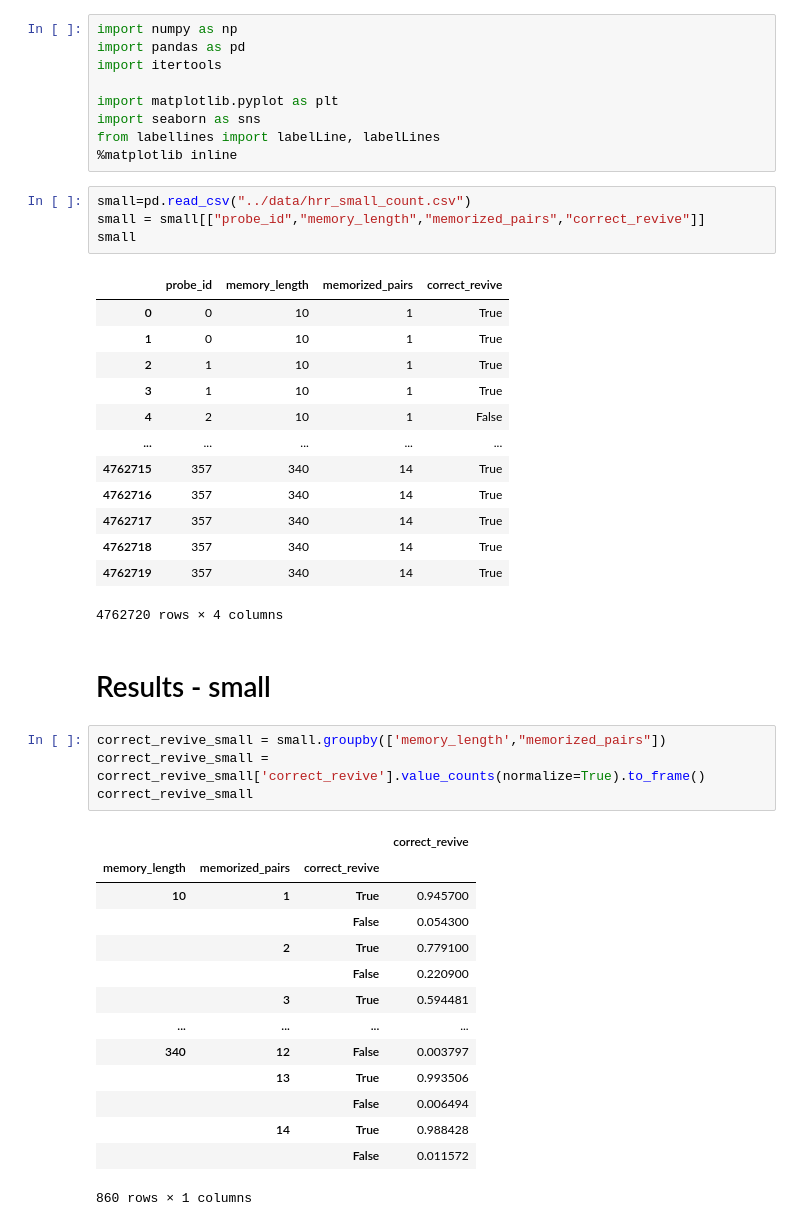
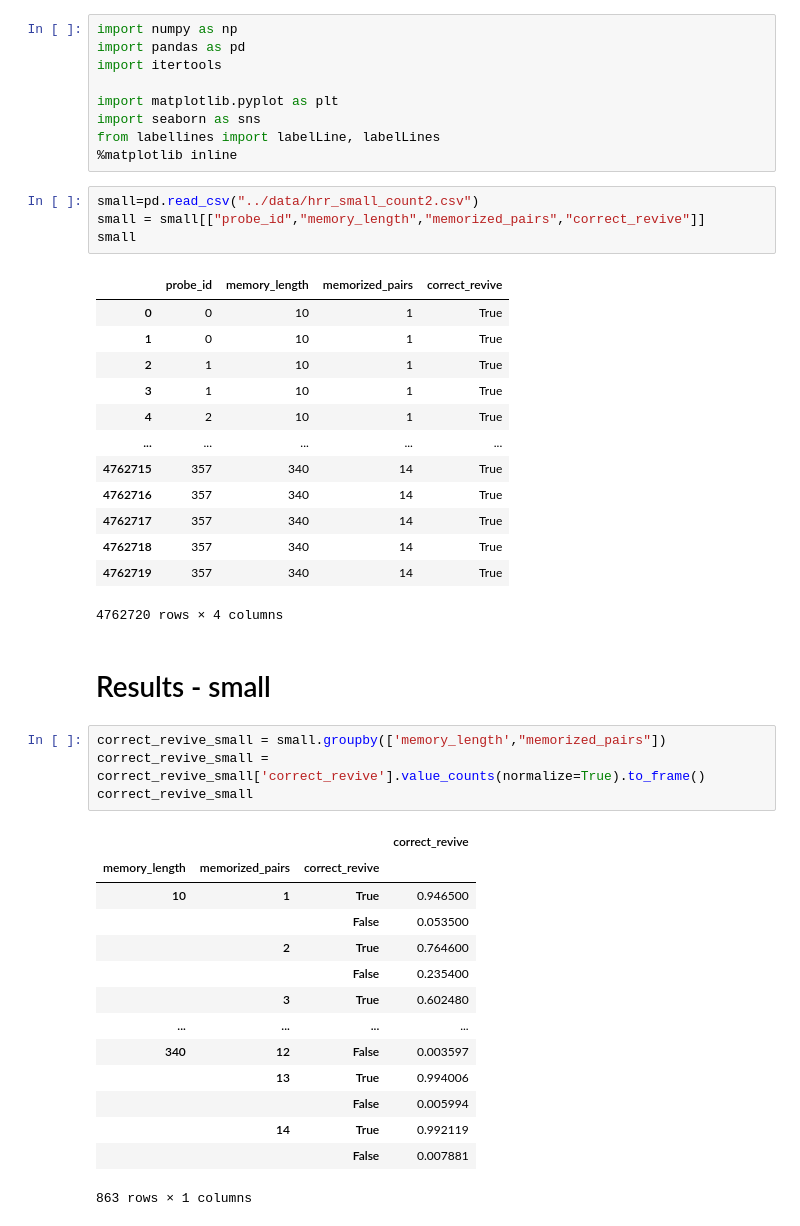
Before and after one commit to PatrykLisik/random_stuff_and_notes, a Jupyter notebook: holographic_reduced_representation/notebooks/1. Memory_length_vs_ablity_to_recall.ipynb, the cells around one changed output. Drawn from its saved outputs; the diff is of its cells as text.

```diff
--- a/holographic_reduced_representation/notebooks/1. Memory_length_vs_ablity_to_recall.ipynb
+++ b/holographic_reduced_representation/notebooks/1. Memory_length_vs_ablity_to_recall.ipynb
@@ -21,16 +21,16 @@ import seaborn as sns
 from labellines import labelLine, labelLines
 %matplotlib inline
 # %%
-small=pd.read_csv("../data/hrr_small_count.csv")
+small=pd.read_csv("../data/hrr_small_count2.csv")
 small = small[["probe_id","memory_length","memorized_pairs","correct_revive"]]
 small
 # %% [output]
 |  | probe_id | memory_length | memorized_pairs | correct_revive |
 | 0 | 0 | 10 | 1 | True |
 | 1 | 0 | 10 | 1 | True |
 | 2 | 1 | 10 | 1 | True |
 | 3 | 1 | 10 | 1 | True |
-| 4 | 2 | 10 | 1 | False |
+| 4 | 2 | 10 | 1 | True |
 | ... | ... | ... | ... | ... |
 | 4762715 | 357 | 340 | 14 | True |
 | 4762716 | 357 | 340 | 14 | True |
@@ -47,18 +47,18 @@ correct_revive_small
 # %% [output]
 |  |  |  | correct_revive |
 | memory_length | memorized_pairs | correct_revive |  |
-| 10 | 1 | True | 0.945700 |
-|  |  | False | 0.054300 |
-|  | 2 | True | 0.779100 |
-|  |  | False | 0.220900 |
-|  | 3 | True | 0.594481 |
+| 10 | 1 | True | 0.946500 |
+|  |  | False | 0.053500 |
+|  | 2 | True | 0.764600 |
+|  |  | False | 0.235400 |
+|  | 3 | True | 0.602480 |
 | ... | ... | ... | ... |
-| 340 | 12 | False | 0.003797 |
-|  | 13 | True | 0.993506 |
-|  |  | False | 0.006494 |
-|  | 14 | True | 0.988428 |
-|  |  | False | 0.011572 |
+| 340 | 12 | False | 0.003597 |
+|  | 13 | True | 0.994006 |
+|  |  | False | 0.005994 |
+|  | 14 | True | 0.992119 |
+|  |  | False | 0.007881 |
-860 rows × 1 columns
+863 rows × 1 columns
 # %%
 correct_recall_per_probe = small[['memory_length', "memorized_pairs", 'correct_revive']]
 correct_recall_per_probe = correct_recall_per_probe.groupby(['memory_length', "memorized_pairs"])
```
Also changed, not shown: parts of 7 cells of this notebook, 3 other files.
